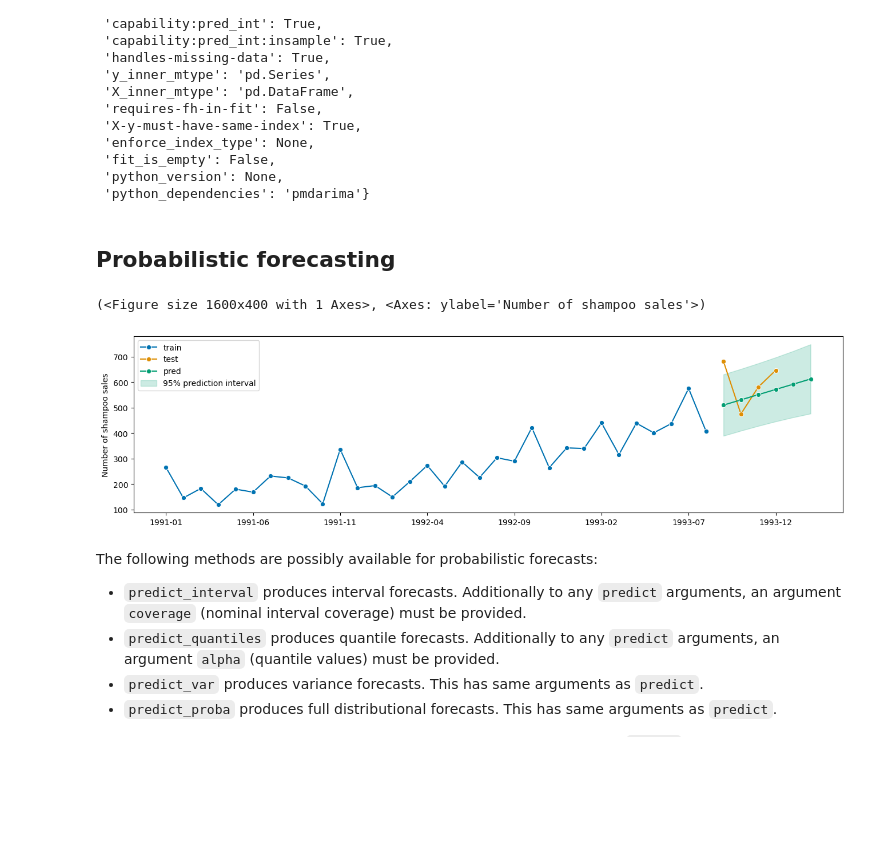
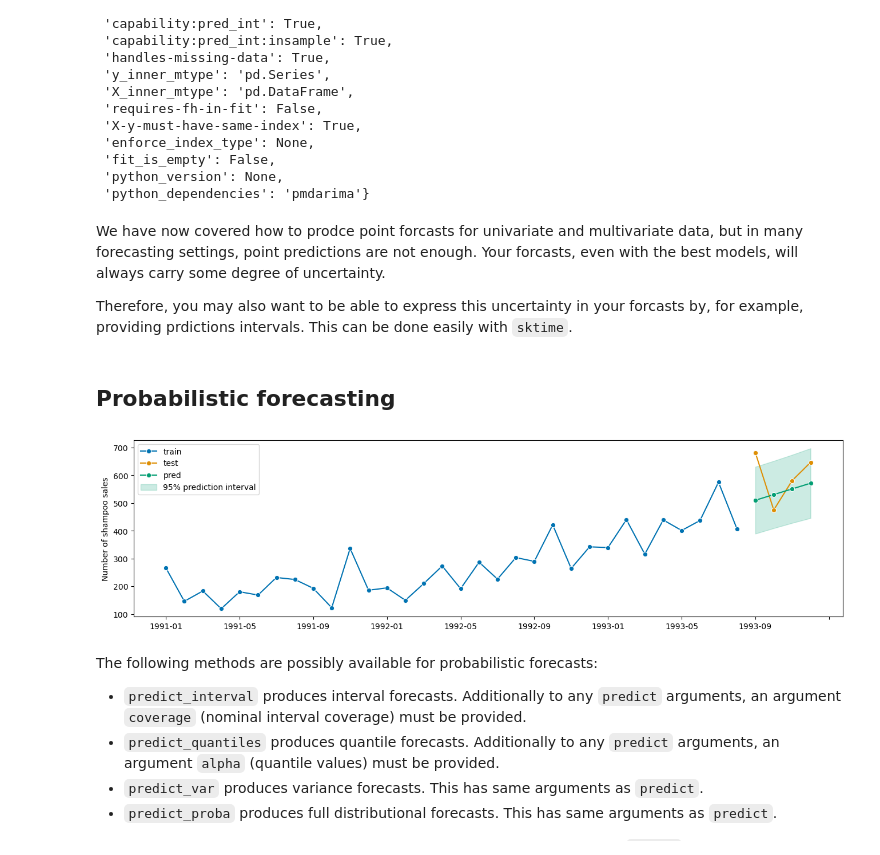
Before and after one commit to sktime/sktime-tutorial-ODSC-Europe-2023, a Jupyter notebook: notebooks/03_forecasting.ipynb, the cells around one changed output. Cells and saved outputs as stored; diff of their text form; code cells hidden in the pictures; blank space fills up the shorter version.

```diff
--- a/notebooks/03_forecasting.ipynb
+++ b/notebooks/03_forecasting.ipynb
@@ -327,10 +327,10 @@ from sktime.transformations.series.difference import Differencer
 transformer = Differencer(lags=1)
 y_transform = transformer.fit_transform(y)
 noise = np.random.RandomState(seed=93).normal(0, 100, np.shape(y))
-promotions = (y_transform + noise).clip(lower=0)
+X_promo = (y_transform + noise).clip(lower=0)
 
 fig, ax = plot_series(
-    y, promotions, labels=["y", "fake_promotions"], title="Sales and Promotions"
+    y, X_promo, labels=["y", "fake_promotions"], title="Sales and Promotions"
 )
 # %% [output]
 [figure]
@@ -341,7 +341,7 @@ from sktime.forecasting.model_selection import temporal_train_test_split
 
 fh = [1, 2, 3, 4]
 y_train, y_test, X_train, X_test = temporal_train_test_split(
-    y=y, X=promotions, test_size=len(fh)
+    y=y, X=X_promo, test_size=len(fh)
 )
 
 fig, ax = plot_series(
@@ -521,5 +521,9 @@ forecaster.get_class_tags()
  'fit_is_empty': False,
  'python_version': None,
  'python_dependencies': 'pmdarima'}
+# %% [markdown]
+We have now covered how to prodce point forcasts for univariate and multivariate data, but in many forecasting settings, point predictions are not enough. Your forcasts, even with the best models, will always carry some degree of uncertainty.
+
+Therefore, you may also want to be able to express this uncertainty in your forcasts by, for example, providing prdictions intervals. This can be done easily with `sktime`.
 # %% [markdown]
 ## Probabilistic forecasting
@@ -526,23 +534,22 @@ forecaster.get_class_tags()
 # %%
 # 1) Define the model
 forecaster = AutoETS(auto=True)
 
 # 2) Fit on train data
 forecaster.fit(y_train)
 
 # 3) Use fitted model to predict for a certain forecast horizon (fh)
-fh = [1, 2, 3, 4, 5, 6]
+fh = [1, 2, 3, 4]
 y_pred = forecaster.predict(fh)
 
 # 4) Call a probabilistic method after or in place of step 3
 y_pred_int = forecaster.predict_interval(coverage=0.95)
 
-plot_series(
+fig, ax = plot_series(
     y_train, y_test, y_pred, labels=["train", "test", "pred"], pred_interval=y_pred_int
 )
 # %% [output]
-(<Figure size 1600x400 with 1 Axes>, <Axes: ylabel='Number of shampoo sales'>)
-[figure, old version]
+[figure, new version]
 # %% [markdown]
 The following methods are possibly available for probabilistic forecasts:
 
```
Also changed, not shown: parts of 24 cells of this notebook, 1 other file.
